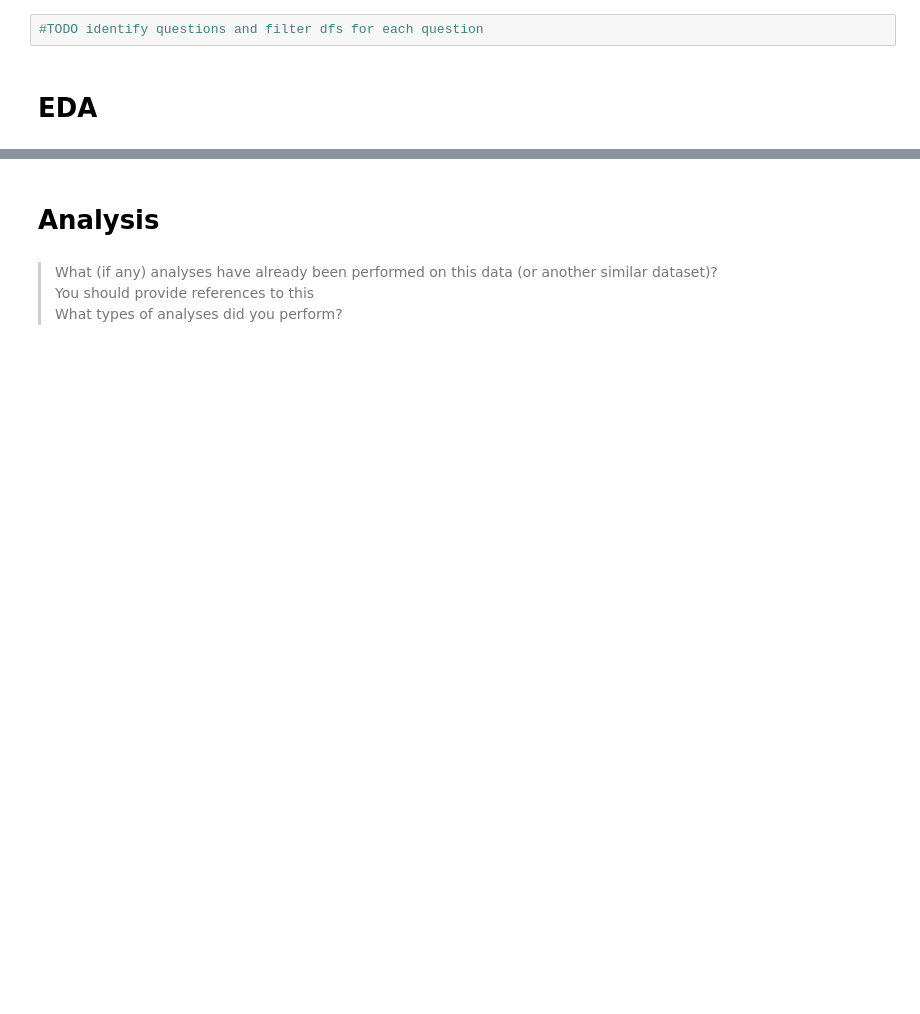
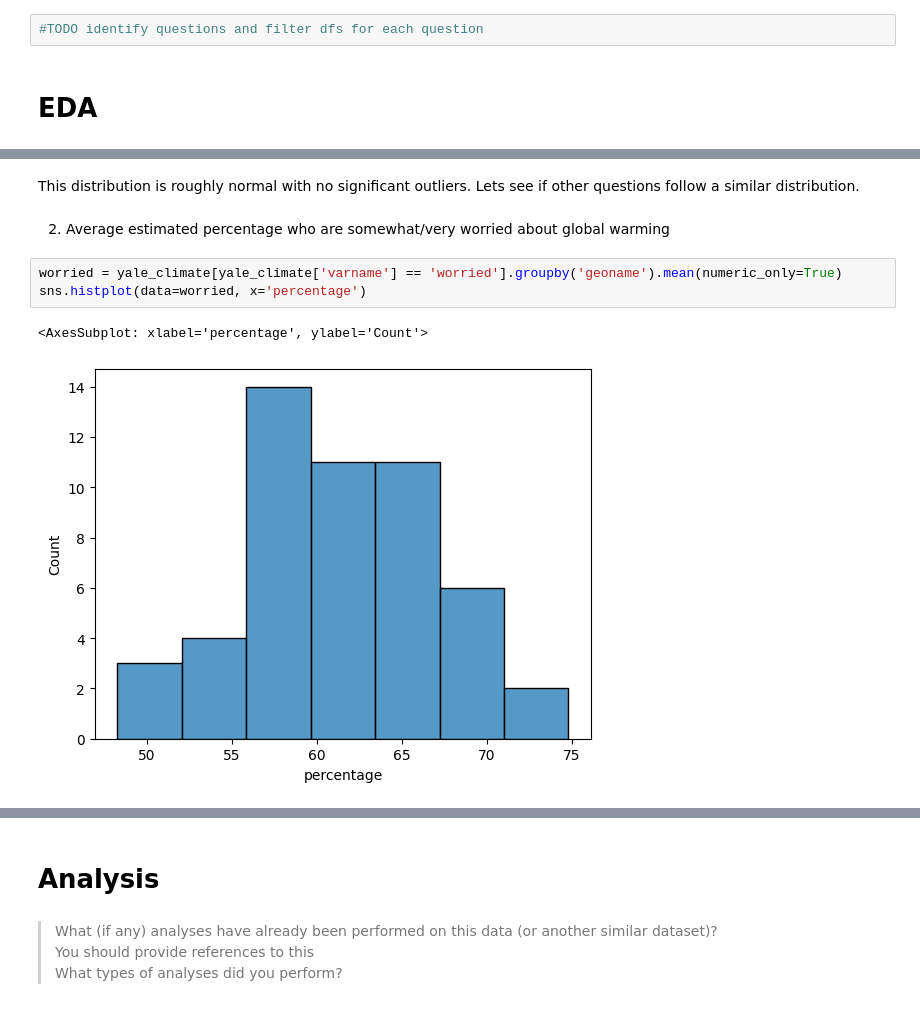
Before and after one commit to ncolebank12/math189-proj, a Jupyter notebook: project.ipynb, the cells around one changed output, grey strips where cells are left out. Saved outputs shown, nothing was run; the diff lists cells and outputs as text; blank space fills up the shorter version.

```diff
--- a/project.ipynb
+++ b/project.ipynb
@@ -187,0 +364,10 @@ event_count_merged = event_count_merged.drop(columns=['geoname', 'year'])
+# %% [markdown]
+This distribution is roughly normal with no significant outliers. Lets see if other questions follow a similar distribution.
+# %% [markdown]
+2. Average estimated percentage who are somewhat/very worried about global warming
+# %%
+worried = yale_climate[yale_climate['varname'] == 'worried'].groupby('geoname').mean(numeric_only=True)
+sns.histplot(data=worried, x='percentage')
+# %% [output]
+<AxesSubplot: xlabel='percentage', ylabel='Count'>
+[figure, added]
```
Also changed, not shown: parts of 35 cells of this notebook.
